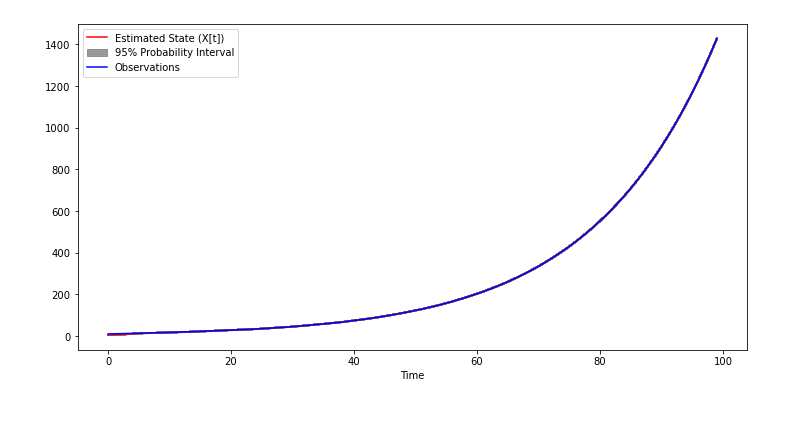
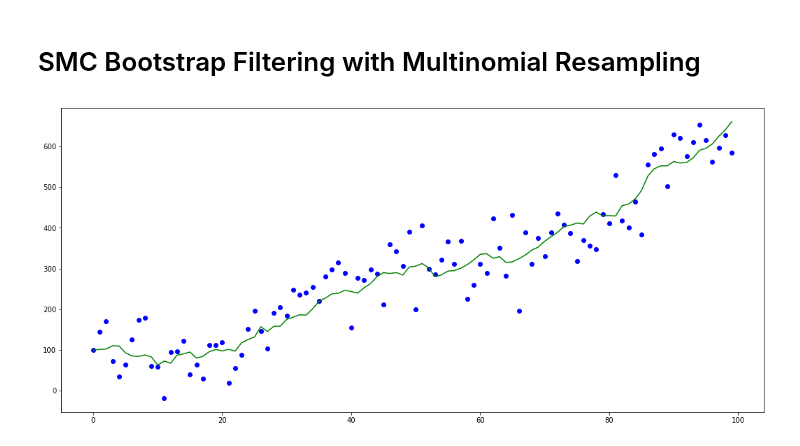
Before and after one commit to rosastreg/Undergrad_AM_Thesis, a Jupyter notebook: SMC.ipynb, the cells around one changed output. Cells and saved outputs as stored; diff of their text form; code cells hidden in the pictures; blank space fills up the shorter version.

```diff
--- a/SMC.ipynb
+++ b/SMC.ipynb
@@ -134,32 +1,44 @@ plt.show()
+# %% [markdown]
+# SMC Bootstrap Filtering with Multinomial Resampling
+# %%
+import numpy as np
+import matplotlib.pyplot as plt
+
+# Define the number of time steps
+T = 100
+
+# Create a time vector
+time = np.arange(T)
+
+# Define the state transition parameters
+theta = 0.02
+state_noise_std = 10
+obs_noise = 50
+
+
+# Observations
+Y_real = np.zeros(T)
+Y_obs = np.zeros(T)
+Y_real[0] = Y_obs[0] = 100
+for t in range(1, T):
+    Y_real[t] = Y_real[t-1] * np.exp(theta) + np.random.normal(0, state_noise_std)
+    Y_obs[t] = Y_real[t] + np.random.normal(0, obs_noise)
+
+plt.figure(figsize=(18, 8))
+plt.plot(time, Y_obs, 'b o', label='Observations')
+plt.plot(time, Y_real, 'g', label='Real')
+plt.show()
+# %% [output]
+[figure, added]
 # %%
-import numpy as np
-import matplotlib.pyplot as plt
-
 # Define the number of particles
-num_particles = 1000
-
-# Define the number of time steps
-T = 100
-
-# Create a time vector
-time = np.arange(T)
+num_particles = 10000
 
 # Initialize arrays to store particle values
 particles = np.zeros((num_particles, T))
 
 # Initialize particles with random values
-particles[:, 0] = np.random.normal(2, 1, num_particles)
-
-# Define the state transition parameters
-theta = 0.05
-state_noise_std = 0.4
-obs_noise = 0.2
-
-# Observations
-Y = np.zeros(T)
-Y[0] = 10
-for t in range(1, T):
-    Y[t] = Y[t-1] * np.exp(theta) + np.random.normal(0, obs_noise)
+particles[:, 0] = np.random.normal(100, 20, num_particles)
 
 # Perform Bootstrap Filter (Sequential Monte Carlo) with multinomial resampling
 for t in range(1, T):
@@ -168,29 +47,8 @@ for t in range(1, T):
 
     # Likelihood (observation update) with normal likelihood
     particle_likelihood = 1 / np.sqrt(2 * np.pi * obs_noise**2) * \
-        np.exp(-0.5 * ((Y[t] - particles[:, t]) / obs_noise)**2)
+        np.exp(-0.5 * ((Y_obs[t] - particles[:, t]) / obs_noise)**2)
 
     # Resampling step (multinomial resampling)
     resample_indices = np.random.choice(np.arange(num_particles), size=num_particles, p=particle_likelihood / np.sum(particle_likelihood))
     particles = particles[resample_indices]
-
-# Calculate the estimated state (X[T]) as the mean of the particles
-estimated_XT_mean = np.mean(particles, axis=0)
-
-# Calculate the 95% probability interval
-lower_bound = np.percentile(particles, 2.5, axis=0)
-upper_bound = np.percentile(particles, 97.5, axis=0)
-
-# Plot the estimated state trajectory with confidence intervals
-plt.figure(figsize=(12, 6))
-for i in range(num_particles):
-    plt.plot(time, particles[i, :], alpha=0.5, color='grey')  # Plot particle trajectories
-
-plt.plot(time, estimated_XT_mean, 'r', label='Estimated State (X[t])')
-plt.fill_between(time, lower_bound, upper_bound, color='grey', alpha=0.8, label='95% Probability Interval')
-plt.plot(time, Y, 'b', label='Observations')
-plt.xlabel('Time')
-plt.legend()
-plt.show()
-# %% [output]
-[figure, removed]
```
Also changed, not shown: parts of 11 cells of this notebook, 1 other file.
